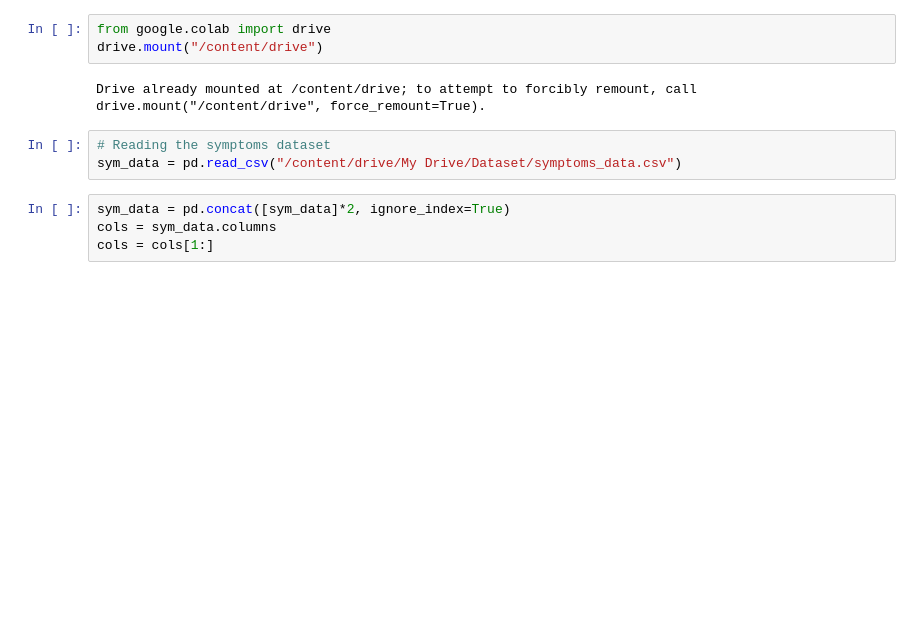
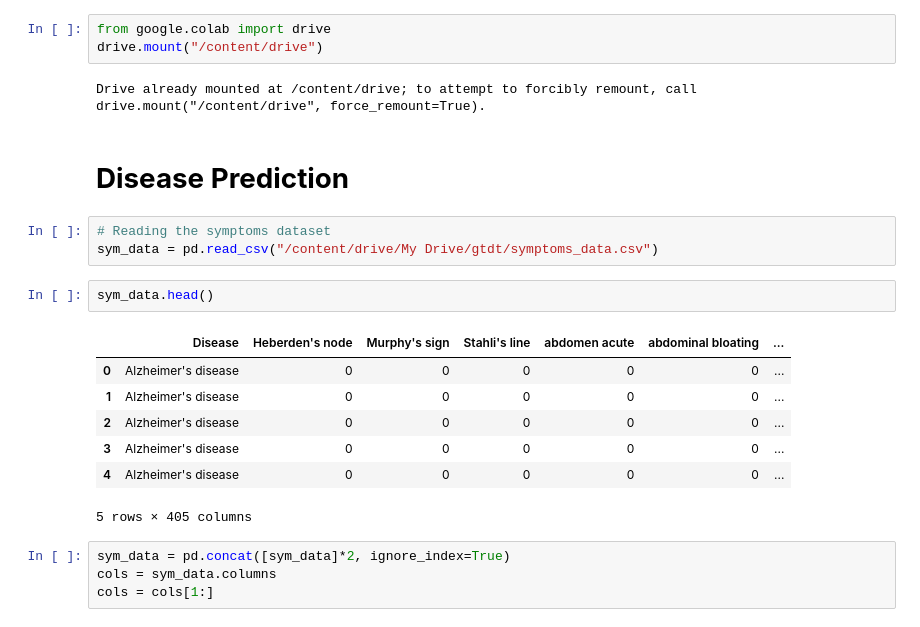
Before and after one commit to khushbooekhande/DrugRecommendationSystem, a Jupyter notebook: Final_package/drug_recommendation_system.ipynb, the cells around one changed output. Saved outputs shown, nothing was run; the diff lists cells and outputs as text; blank space fills up the shorter version.

```diff
--- a/Final_package/drug_recommendation_system.ipynb
+++ b/Final_package/drug_recommendation_system.ipynb
@@ -14,9 +16,21 @@ from google.colab import drive
 drive.mount("/content/drive")
 # %% [output]
 Drive already mounted at /content/drive; to attempt to forcibly remount, call drive.mount("/content/drive", force_remount=True).
+# %% [markdown]
+# **Disease Prediction**
 # %%
 # Reading the symptoms dataset
-sym_data = pd.read_csv("/content/drive/My Drive/Dataset/symptoms_data.csv")
+sym_data = pd.read_csv("/content/drive/My Drive/gtdt/symptoms_data.csv")
+# %%
+sym_data.head()
+# %% [output]
+|  | Disease | Heberden's node | Murphy's sign | Stahli's line | abdomen acute | abdominal bloating | ... |
+| 0 | Alzheimer's disease | 0 | 0 | 0 | 0 | 0 | ... |
+| 1 | Alzheimer's disease | 0 | 0 | 0 | 0 | 0 | ... |
+| 2 | Alzheimer's disease | 0 | 0 | 0 | 0 | 0 | ... |
+| 3 | Alzheimer's disease | 0 | 0 | 0 | 0 | 0 | ... |
+| 4 | Alzheimer's disease | 0 | 0 | 0 | 0 | 0 | ... |
+5 rows × 405 columns
 # %%
 sym_data = pd.concat([sym_data]*2, ignore_index=True)
 cols = sym_data.columns
```
Also changed, not shown: parts of 31 cells of this notebook.
